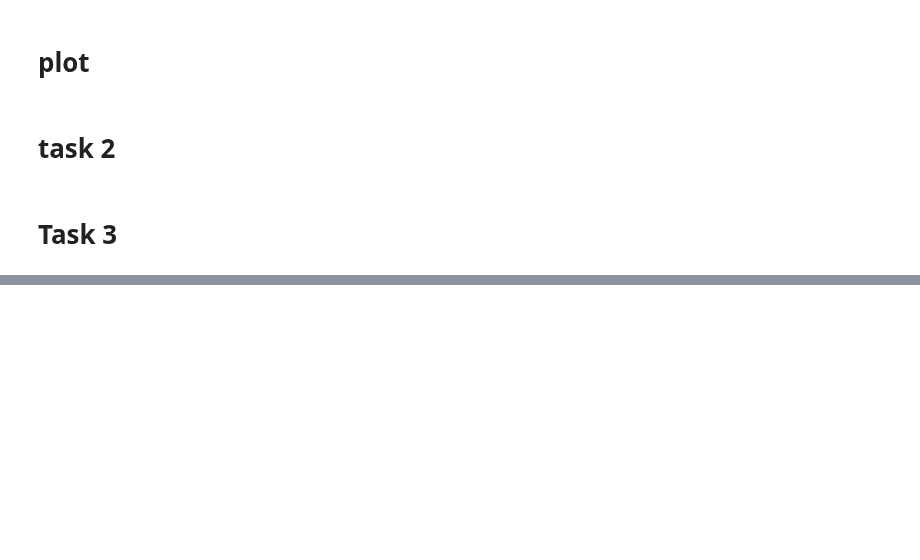
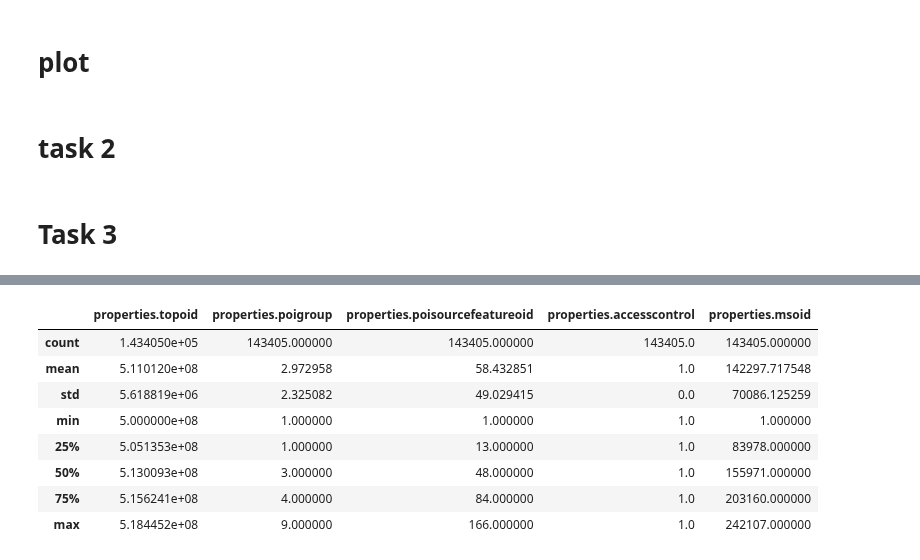
Before and after one commit to MichelangeloNardi/DATA2901--2024S1, a Jupyter notebook: Data Validation_JL.ipynb, the cells around one changed output, grey strips where cells are left out. Drawn from its saved outputs; the diff is of its cells as text; code cells hidden in the pictures; blank space fills up the shorter version.

```diff
--- a/Data Validation_JL.ipynb
+++ b/Data Validation_JL.ipynb
@@ -743,0 +1147,12 @@ gj.dtypes
+# %%
+df_poi.describe()
+# %% [output]
+|  | properties.topoid | properties.poigroup | properties.poisourcefeatureoid | properties.accesscontrol | properties.msoid |
+| count | 1.434050e+05 | 143405.000000 | 143405.000000 | 143405.0 | 143405.000000 |
+| mean | 5.110120e+08 | 2.972958 | 58.432851 | 1.0 | 142297.717548 |
+| std | 5.618819e+06 | 2.325082 | 49.029415 | 0.0 | 70086.125259 |
+| min | 5.000000e+08 | 1.000000 | 1.000000 | 1.0 | 1.000000 |
+| 25% | 5.051353e+08 | 1.000000 | 13.000000 | 1.0 | 83978.000000 |
+| 50% | 5.130093e+08 | 3.000000 | 48.000000 | 1.0 | 155971.000000 |
+| 75% | 5.156241e+08 | 4.000000 | 84.000000 | 1.0 | 203160.000000 |
+| max | 5.184452e+08 | 9.000000 | 166.000000 | 1.0 | 242107.000000 |
```
Also changed, not shown: parts of 32 cells of this notebook.
